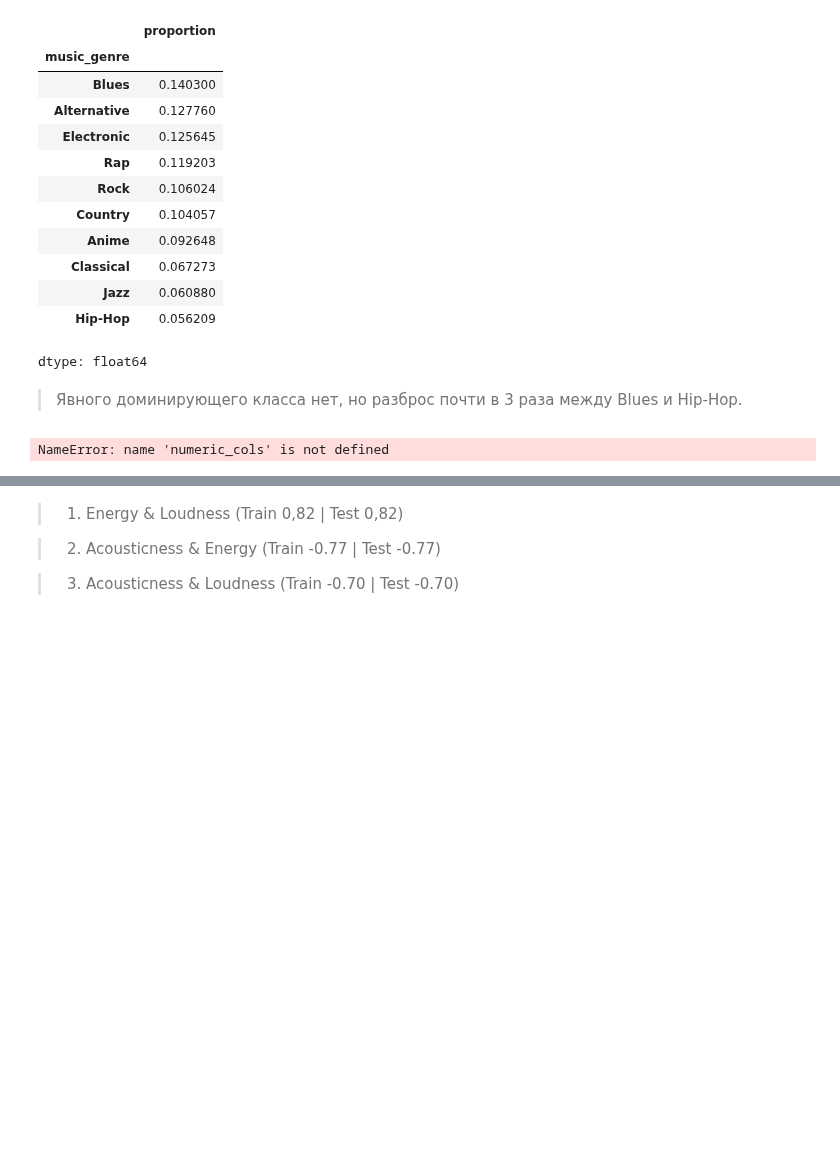
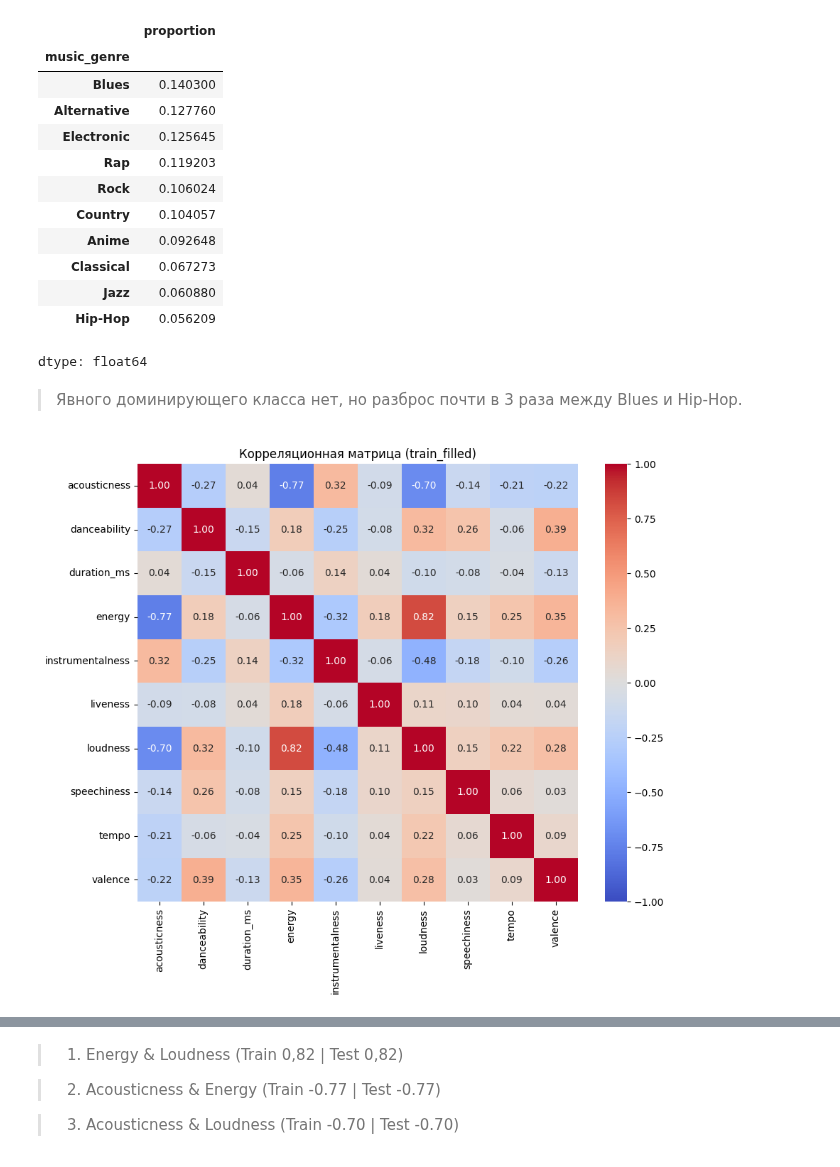
Before and after one commit to iZemenkov/HSE-ML-TEAM-4, a Jupyter notebook: Project_Music_genre_prediction.ipynb, the cells around one changed output, grey strips where cells are left out. Cells and saved outputs as stored; diff of their text form; code cells hidden in the pictures; blank space fills up the shorter version.

```diff
--- a/Project_Music_genre_prediction.ipynb
+++ b/Project_Music_genre_prediction.ipynb
@@ -473,12 +473,13 @@ dtype: float64
 > Явного доминирующего класса нет, но разброс почти в 3 раза между Blues и Hip-Hop.
 # %%
 # @title Корреляционная матрица (train_filled)
-corr_matrix = train_filled[numeric_cols].corr(method='pearson')
+numeric_cols_train = train_filled.select_dtypes(include=['int64', 'float64']).columns
+corr_matrix = train_filled[numeric_cols_train].corr(method='pearson')
 plt.figure(figsize=(10, 8))
 sns.heatmap(corr_matrix, annot=True, cmap='coolwarm', vmin=-1, vmax=1, center=0, fmt='.2f')
 plt.title('Корреляционная матрица (train_filled)')
 plt.show()
 # %% [output]
-NameError: name 'numeric_cols' is not defined
+[figure, added]
 # %%
 # @title Корреляционная матрица (test_filled)
```
Also changed, not shown: parts of 2 cells of this notebook.
